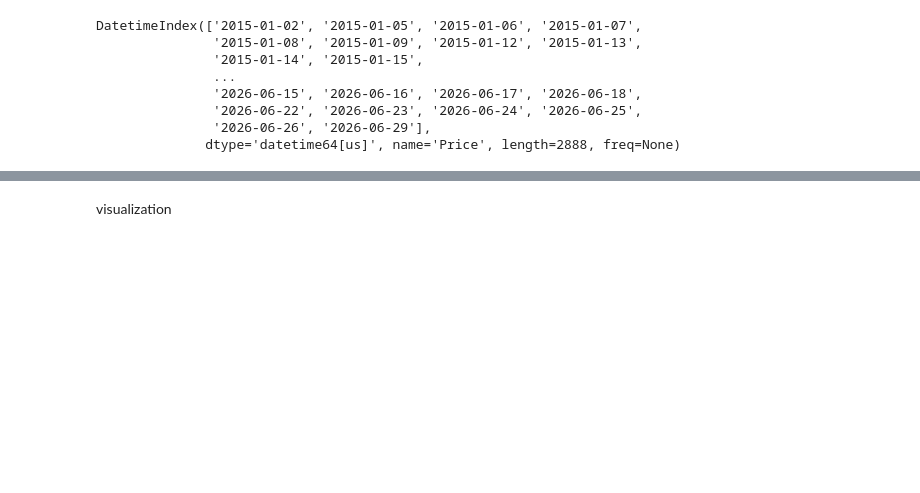
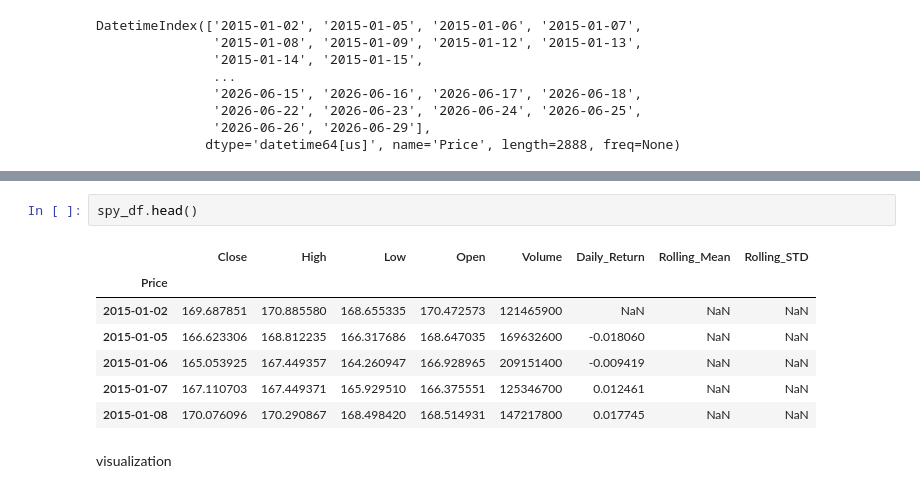
Before and after one commit to mijuuhailu/time-series-forecast, a Jupyter notebook: notebook/spy.ipynb, the cells around one changed output, grey strips where cells are left out. Cells and saved outputs as stored; diff of their text form; blank space fills up the shorter version.

```diff
--- a/notebook/spy.ipynb
+++ b/notebook/spy.ipynb
@@ -60,3 +67,13 @@ DatetimeIndex(['2015-01-02', '2015-01-05', '2015-01-06', '2015-01-07',
+# %%
+spy_df.head()
+# %% [output]
+|  | Close | High | Low | Open | Volume | Daily_Return | Rolling_Mean | Rolling_STD |
+| Price |  |  |  |  |  |  |  |  |
+| 2015-01-02 | 169.687851 | 170.885580 | 168.655335 | 170.472573 | 121465900 | NaN | NaN | NaN |
+| 2015-01-05 | 166.623306 | 168.812235 | 166.317686 | 168.647035 | 169632600 | -0.018060 | NaN | NaN |
+| 2015-01-06 | 165.053925 | 167.449357 | 164.260947 | 166.928965 | 209151400 | -0.009419 | NaN | NaN |
+| 2015-01-07 | 167.110703 | 167.449371 | 165.929510 | 166.375551 | 125346700 | 0.012461 | NaN | NaN |
+| 2015-01-08 | 170.076096 | 170.290867 | 168.498420 | 168.514931 | 147217800 | 0.017745 | NaN | NaN |
 # %% [markdown]
 visualization
 # %% [markdown]
```
Also changed, not shown: parts of 13 cells of this notebook, 3 other files.
